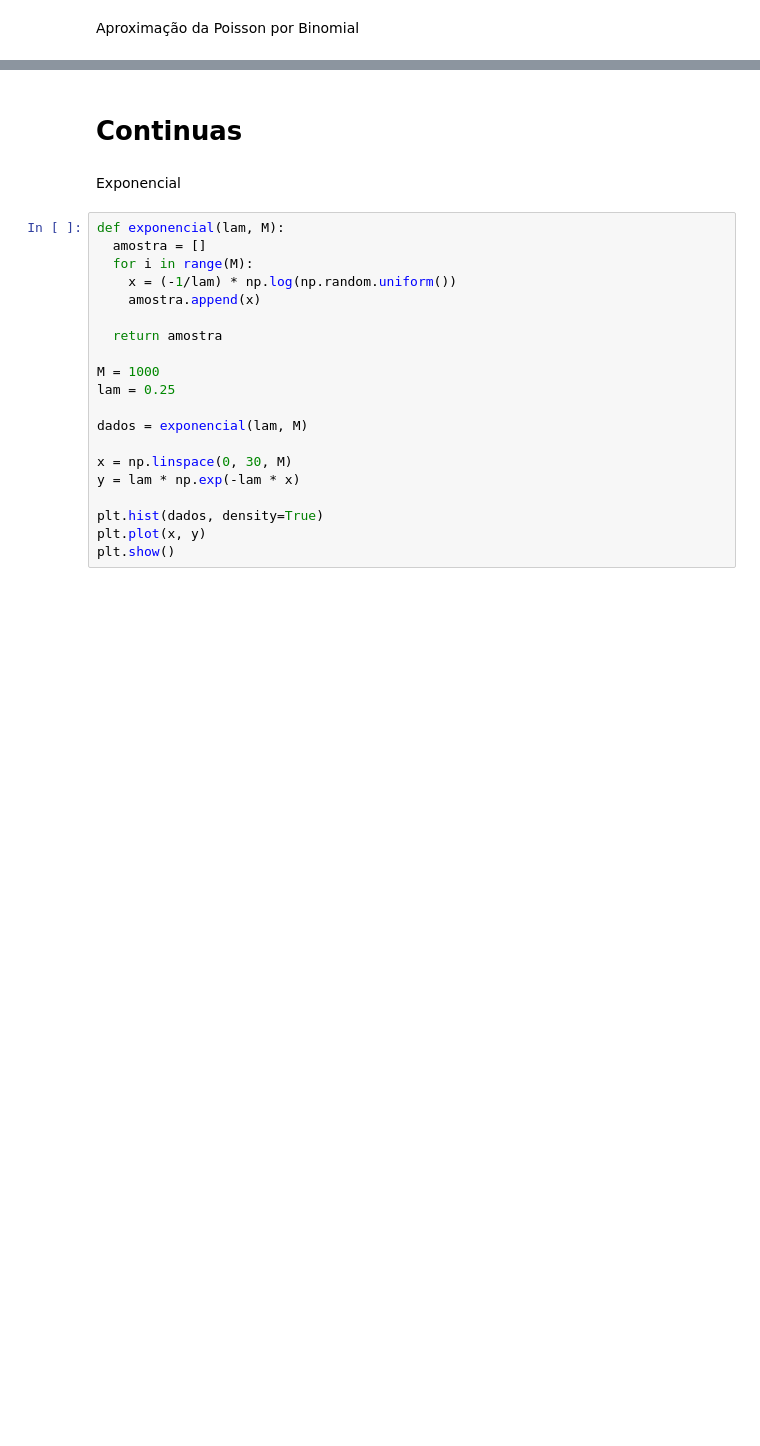
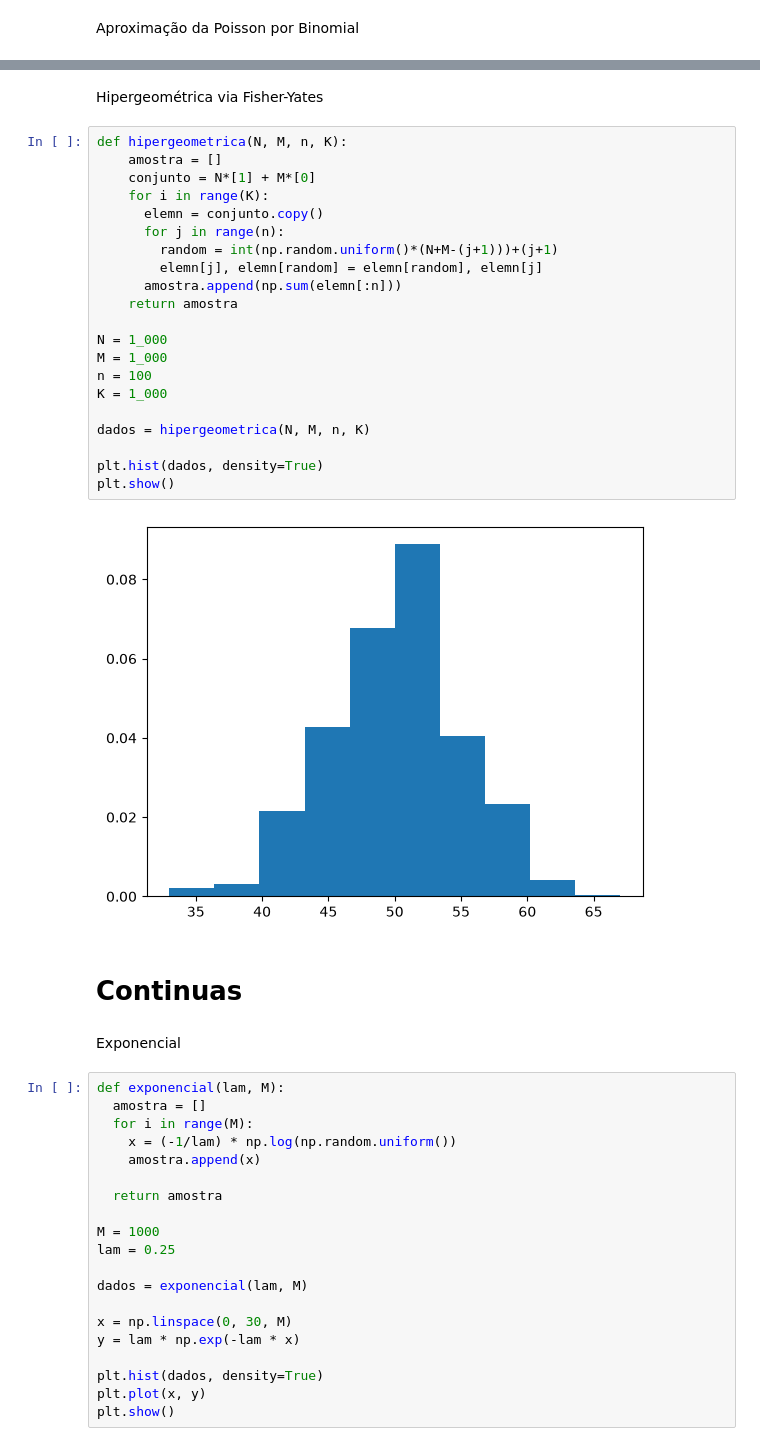
Before and after one commit to SilverPhone784/Prog-Estat, a Jupyter notebook: distribuicoes.ipynb, the cells around one changed output, grey strips where cells are left out. Cells and saved outputs as stored; diff of their text form; blank space fills up the shorter version.

```diff
--- a/distribuicoes.ipynb
+++ b/distribuicoes.ipynb
@@ -152,3 +235,28 @@ plt.show()
+# %% [markdown]
+Hipergeométrica via Fisher-Yates
+# %%
+def hipergeometrica(N, M, n, K):
+    amostra = []
+    conjunto = N*[1] + M*[0]
+    for i in range(K):
+      elemn = conjunto.copy()
+      for j in range(n):
+        random = int(np.random.uniform()*(N+M-(j+1)))+(j+1)
+        elemn[j], elemn[random] = elemn[random], elemn[j]
+      amostra.append(np.sum(elemn[:n]))
+    return amostra
+
+N = 1_000
+M = 1_000
+n = 100
+K = 1_000
+
+dados = hipergeometrica(N, M, n, K)
+
+plt.hist(dados, density=True)
+plt.show()
+# %% [output]
+[figure, added]
 # %% [markdown]
 # Continuas
 # %% [markdown]
```
Also changed, not shown: parts of 15 cells of this notebook.
